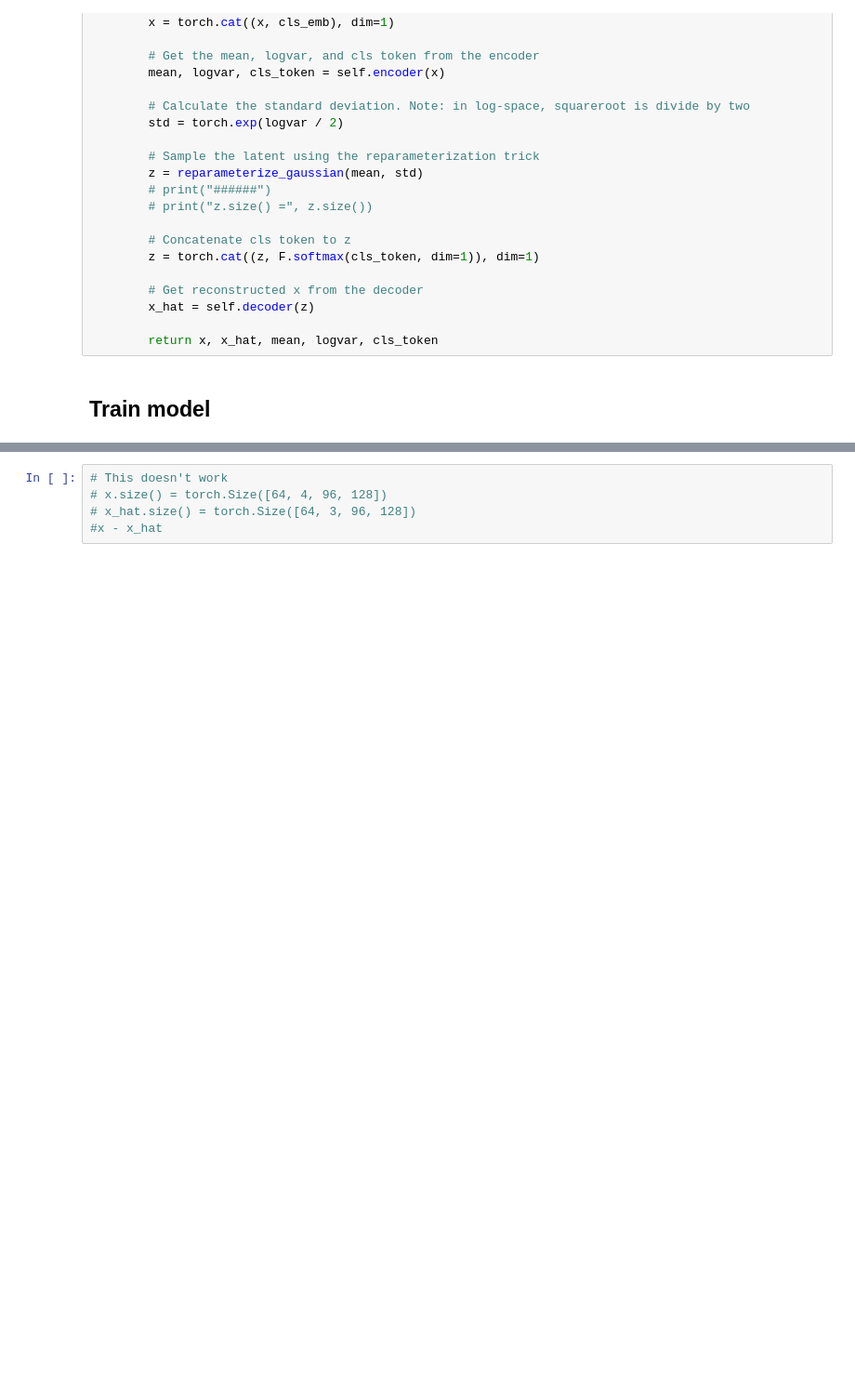
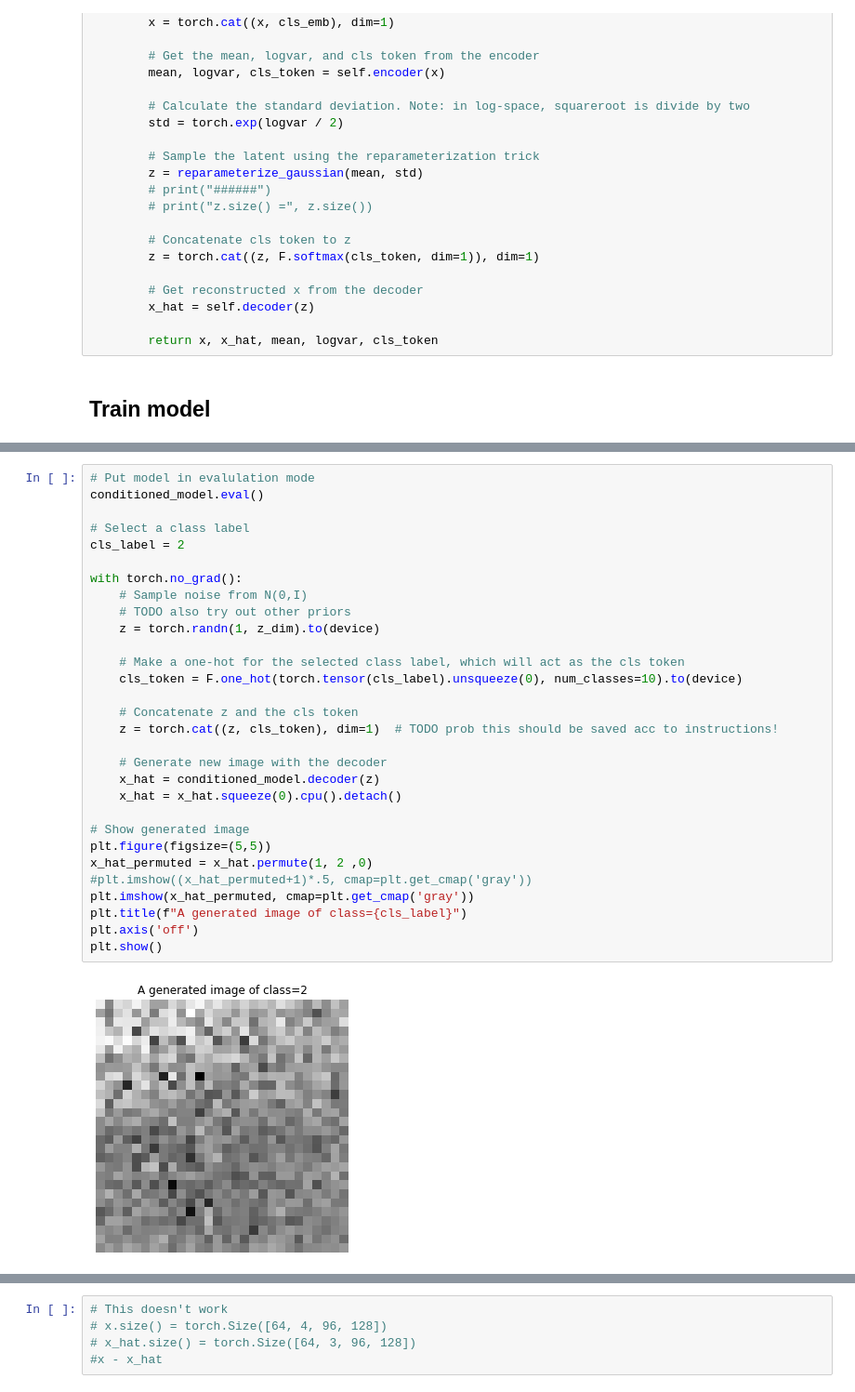
Before and after one commit to f-krause/uio-ADL-project-2, a Jupyter notebook: VAEs/cVAE.ipynb, the cells around one changed output, grey strips where cells are left out. Shown: that part at 93% size. Drawn from its saved outputs; the diff is of its cells as text; blank space fills up the shorter version.

```diff
--- a/VAEs/cVAE.ipynb
+++ b/VAEs/cVAE.ipynb
@@ -479,0 +488,32 @@ Total loss: 224.23956043875245
+# %%
+# Put model in evalulation mode
+conditioned_model.eval()
+
+# Select a class label
+cls_label = 2
+
+with torch.no_grad():
+    # Sample noise from N(0,I)
+    # TODO also try out other priors
+    z = torch.randn(1, z_dim).to(device)
+
+    # Make a one-hot for the selected class label, which will act as the cls token
+    cls_token = F.one_hot(torch.tensor(cls_label).unsqueeze(0), num_classes=10).to(device)
+
+    # Concatenate z and the cls token
+    z = torch.cat((z, cls_token), dim=1)  # TODO prob this should be saved acc to instructions!
+
+    # Generate new image with the decoder
+    x_hat = conditioned_model.decoder(z)
+    x_hat = x_hat.squeeze(0).cpu().detach()
+
+# Show generated image
+plt.figure(figsize=(5,5))
+x_hat_permuted = x_hat.permute(1, 2 ,0)
+#plt.imshow((x_hat_permuted+1)*.5, cmap=plt.get_cmap('gray'))
+plt.imshow(x_hat_permuted, cmap=plt.get_cmap('gray'))
+plt.title(f"A generated image of class={cls_label}")
+plt.axis('off')
+plt.show()
+# %% [output]
+[figure, added]
```
Also changed, not shown: parts of 13 cells of this notebook.
